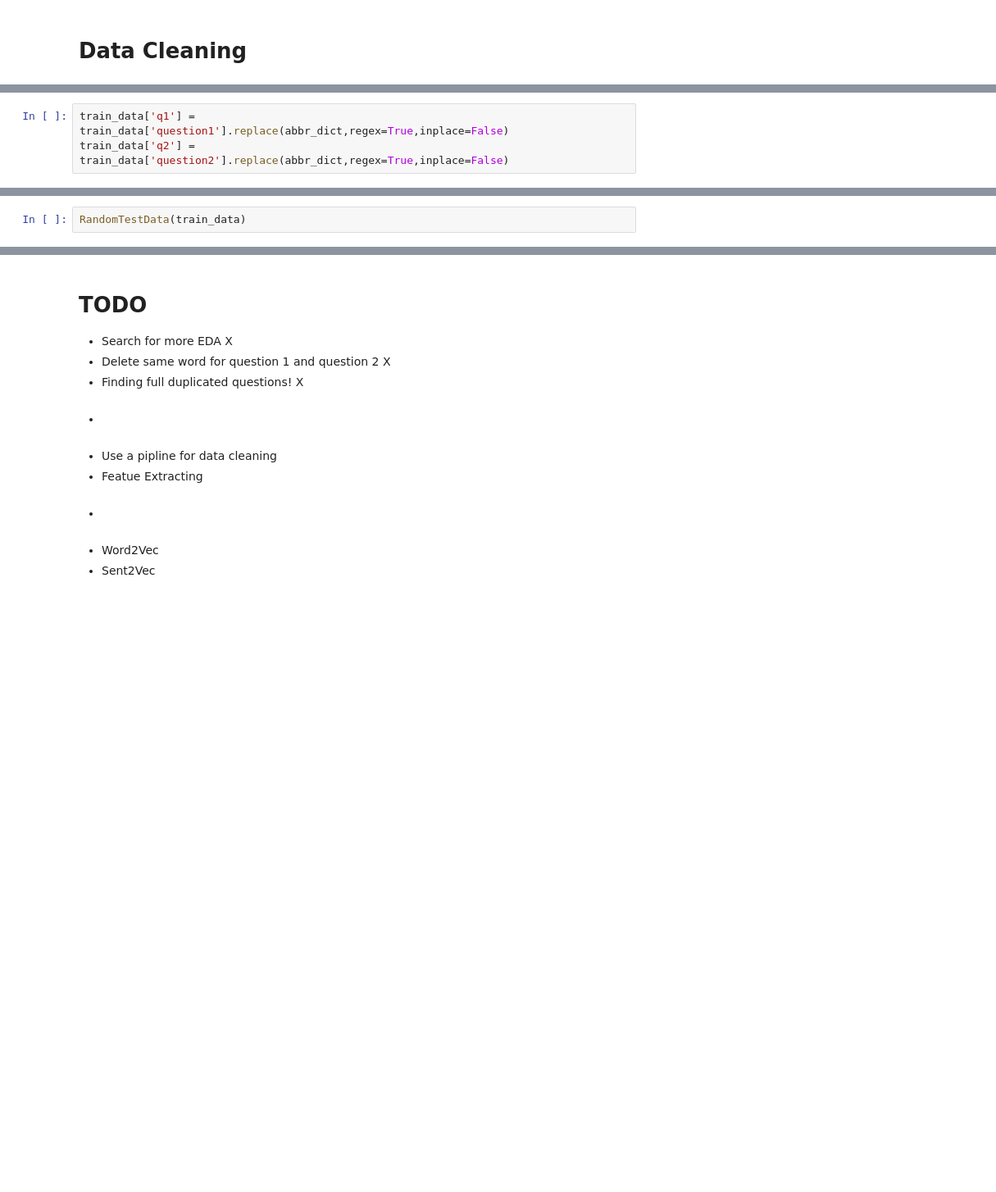
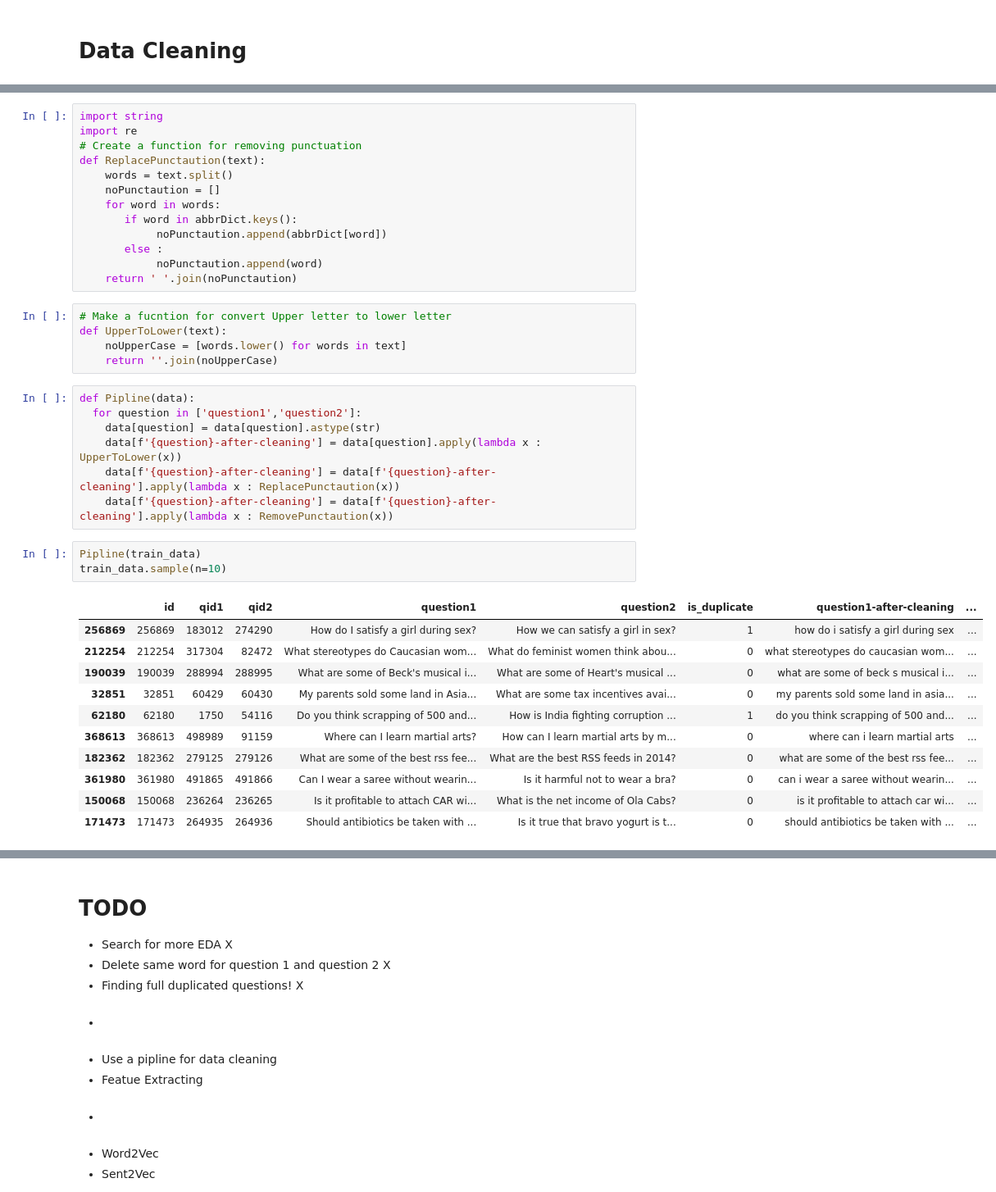
Before and after one commit to Ali-Fartoot/Kaggle, a Jupyter notebook: Quora-Question-Pairs/Quora_Question_Pairs.ipynb, the cells around one changed output, grey strips where cells are left out. Shown at 82% size. Saved outputs shown, nothing was run; the diff lists cells and outputs as text; blank space fills up the shorter version.

```diff
--- a/Quora-Question-Pairs/Quora_Question_Pairs.ipynb
+++ b/Quora-Question-Pairs/Quora_Question_Pairs.ipynb
@@ -274,3 +274,0 @@ abbr_dict={
-# %%
-train_data['q1'] = train_data['question1'].replace(abbr_dict,regex=True,inplace=False)
-train_data['q2'] = train_data['question2'].replace(abbr_dict,regex=True,inplace=False)
@@ -294,2 +275,40 @@ def RandomTestData(train_data):
-# %%
-RandomTestData(train_data)
+# %%
+import string
+import re
+# Create a function for removing punctuation
+def ReplacePunctaution(text):
+    words = text.split()
+    noPunctaution = []
+    for word in words:
+       if word in abbrDict.keys():
+            noPunctaution.append(abbrDict[word])
+       else :
+            noPunctaution.append(word)
+    return ' '.join(noPunctaution)
+# %%
+# Make a fucntion for convert Upper letter to lower letter
+def UpperToLower(text):
+    noUpperCase = [words.lower() for words in text]
+    return ''.join(noUpperCase)
+# %%
+def Pipline(data):
+  for question in ['question1','question2']:
+    data[question] = data[question].astype(str)
+    data[f'{question}-after-cleaning'] = data[question].apply(lambda x : UpperToLower(x))
+    data[f'{question}-after-cleaning'] = data[f'{question}-after-cleaning'].apply(lambda x : ReplacePunctaution(x))
+    data[f'{question}-after-cleaning'] = data[f'{question}-after-cleaning'].apply(lambda x : RemovePunctaution(x))
+# %%
+Pipline(train_data)
+train_data.sample(n=10)
+# %% [output]
+|  | id | qid1 | qid2 | question1 | question2 | is_duplicate | question1-after-cleaning | ... |
+| 256869 | 256869 | 183012 | 274290 | How do I satisfy a girl during sex? | How we can satisfy a girl in sex? | 1 | how do i satisfy a girl during sex | ... |
+| 212254 | 212254 | 317304 | 82472 | What stereotypes do Caucasian wom... | What do feminist women think abou... | 0 | what stereotypes do caucasian wom... | ... |
+| 190039 | 190039 | 288994 | 288995 | What are some of Beck's musical i... | What are some of Heart's musical ... | 0 | what are some of beck s musical i... | ... |
+| 32851 | 32851 | 60429 | 60430 | My parents sold some land in Asia... | What are some tax incentives avai... | 0 | my parents sold some land in asia... | ... |
+| 62180 | 62180 | 1750 | 54116 | Do you think scrapping of 500 and... | How is India fighting corruption ... | 1 | do you think scrapping of 500 and... | ... |
+| 368613 | 368613 | 498989 | 91159 | Where can I learn martial arts? | How can I learn martial arts by m... | 0 | where can i learn martial arts | ... |
+| 182362 | 182362 | 279125 | 279126 | What are some of the best rss fee... | What are the best RSS feeds in 2014? | 0 | what are some of the best rss fee... | ... |
+| 361980 | 361980 | 491865 | 491866 | Can I wear a saree without wearin... | Is it harmful not to wear a bra? | 0 | can i wear a saree without wearin... | ... |
+| 150068 | 150068 | 236264 | 236265 | Is it profitable to attach CAR wi... | What is the net income of Ola Cabs? | 0 | is it profitable to attach car wi... | ... |
+| 171473 | 171473 | 264935 | 264936 | Should antibiotics be taken with ... | Is it true that bravo yogurt is t... | 0 | should antibiotics be taken with ... | ... |
```
Also changed, not shown: parts of 14 cells of this notebook.
